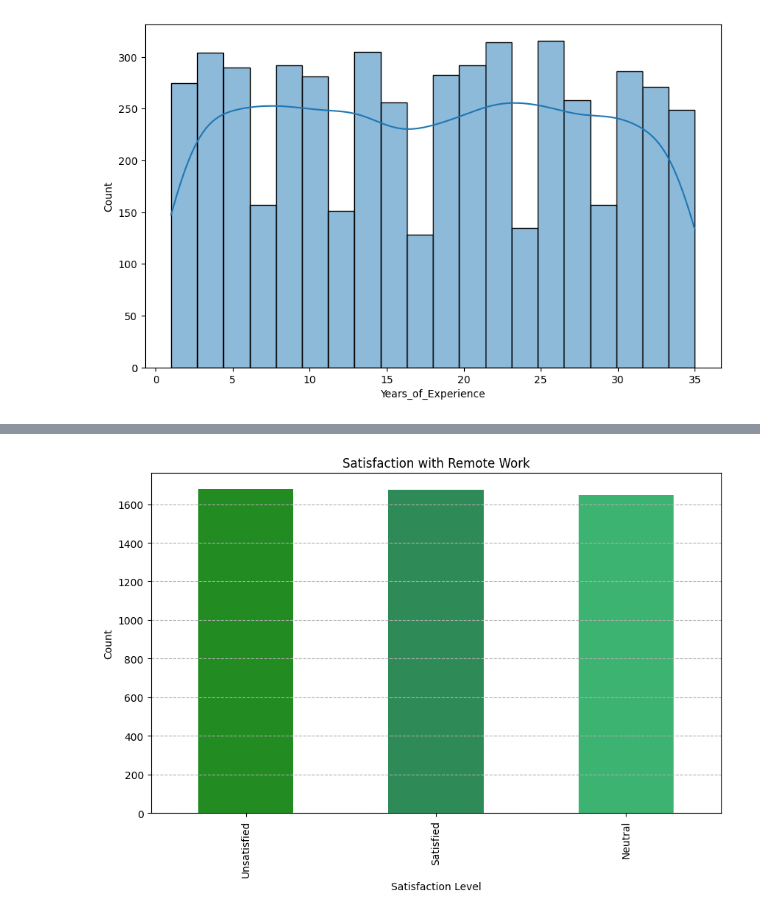
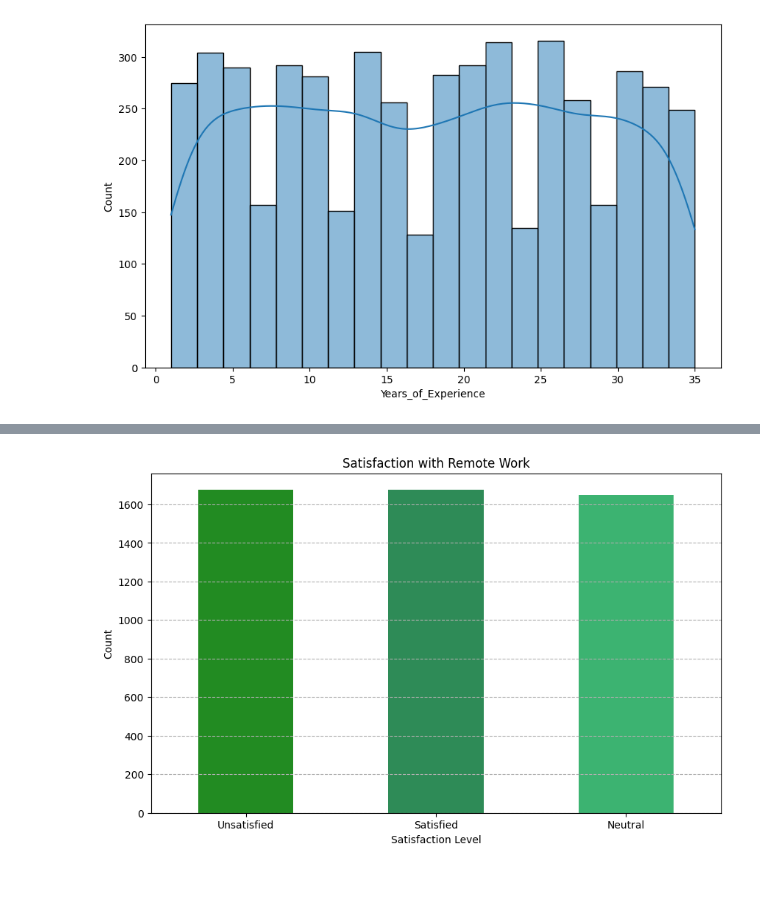
Before and after one commit to sibashisks/DataDrivenAnalysis_For_RemoteWork_And_MentalHealth, a Jupyter notebook: 03-EDA.ipynb, the cells around one changed output, grey strips where cells are left out. Drawn from its saved outputs; the diff is of its cells as text; code cells hidden in the pictures; blank space fills up the shorter version.

```diff
--- a/03-EDA.ipynb
+++ b/03-EDA.ipynb
@@ -66,9 +66,9 @@ plt.show()
 # %%
 # Satisfaction with Remote Work Distribution
-plt.figure(figsize = (10, 6))
 df['Satisfaction_with_Remote_Work'].value_counts().plot(kind = 'bar', color = ['forestgreen', 'seagreen', 'mediumseagreen'], ylabel = 'Count',
-                                        xlabel = 'Satisfaction Level', title = 'Satisfaction with Remote Work')
+                                        xlabel = 'Satisfaction Level', title = 'Satisfaction with Remote Work', figsize = (10, 6))
 plt.grid(axis = 'y', linestyle='--')
+plt.xticks(rotation = 0)
 plt.show()
 # %% [output]
-[figure, old version]
+[figure, new version]
```
Also changed, not shown: parts of 9 cells of this notebook.
